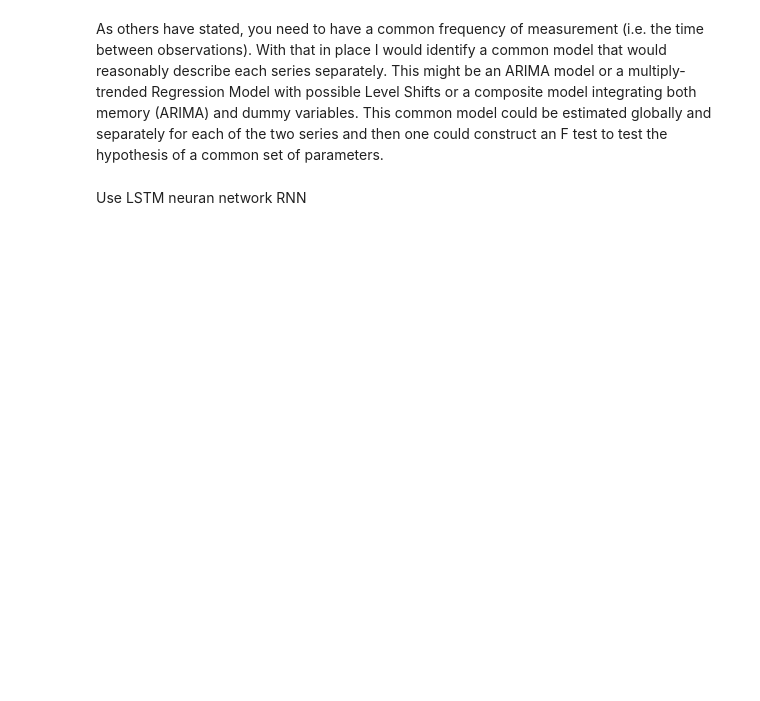
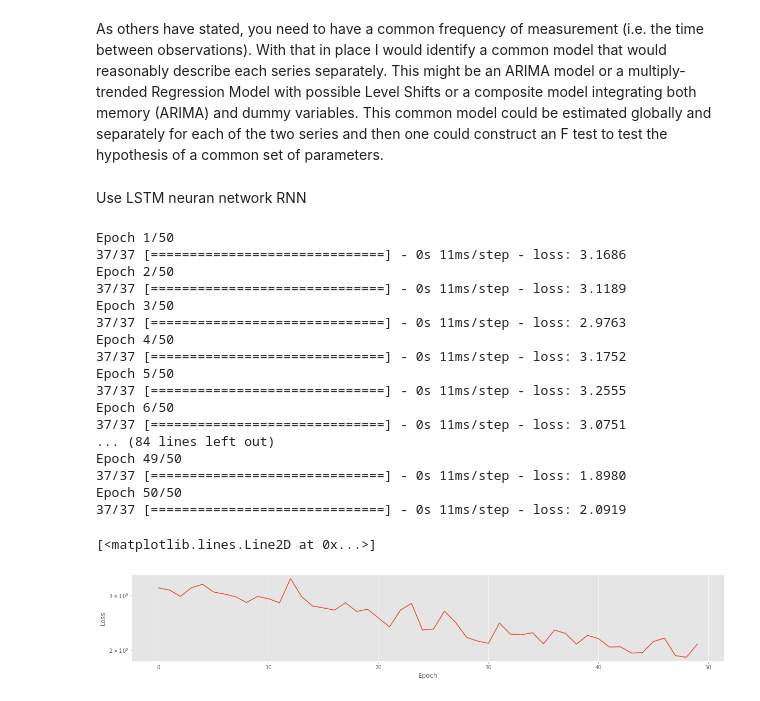
Before and after one commit to Krispy3/HFF_Water, a Jupyter notebook: VAR Model-Copy1.ipynb, the cells around one changed output. Drawn from its saved outputs; the diff is of its cells as text; code cells hidden in the pictures; blank space fills up the shorter version.

Commit message:
added LSTM model

```diff
--- a/VAR Model-Copy1.ipynb
+++ b/VAR Model-Copy1.ipynb
@@ -425,3 +445,6 @@ Covariance Type:            nonrobust
 [2] Standard Errors assume that the covariance matrix of the errors is correctly specified.
 [3] The condition number is large, 1.49e+05. This might indicate that there are
 strong multicollinearity or other numerical problems.
+# %%
+X_train = final_train.drop(['Turb_FNU'], axis=1)
+y_train = final_train.Turb_FNU
@@ -429,3 +457,43 @@ strong multicollinearity or other numerical problems.
 As others have stated, you need to have a common frequency of measurement (i.e. the time between observations). With that in place I would identify a common model that would reasonably describe each series separately. This might be an ARIMA model or a multiply-trended Regression Model with possible Level Shifts or a composite model integrating both memory (ARIMA) and dummy variables. This common model could be estimated globally and separately for each of the two series and then one could construct an F test to test the hypothesis of a common set of parameters.
 # %% [markdown]
 Use LSTM neuran network RNN
+# %%
+from keras.models import Sequential
+from keras.layers import Dense
+from keras.layers import LSTM
+from keras.layers import Dropout
+
+m = Sequential()
+m.add(LSTM(units=50, return_sequences=True,
+          input_shape=(X_train.shape[1],1)))
+m.add(Dropout(0.2))
+m.add(LSTM(units=50))
+m.add(Dropout(0.2))
+m.add(Dense(units=1))
+m.compile(optimizer = 'adam', loss = 'mean_squared_error')
+# %%
+history = m.fit(X_train, y_train, epochs=50, batch_size=50, verbose=1)
+
+plt.figure()
+plt.ylabel('Loss'); plt.xlabel('Epoch')
+plt.semilogy(history.history['loss'])
+# %% [output]
+Epoch 1/50
+37/37 [==============================] - 0s 11ms/step - loss: 3.1686
+Epoch 2/50
+37/37 [==============================] - 0s 11ms/step - loss: 3.1189
+Epoch 3/50
+37/37 [==============================] - 0s 11ms/step - loss: 2.9763
+Epoch 4/50
+37/37 [==============================] - 0s 11ms/step - loss: 3.1752
+Epoch 5/50
+37/37 [==============================] - 0s 11ms/step - loss: 3.2555
+Epoch 6/50
+37/37 [==============================] - 0s 11ms/step - loss: 3.0751
+... (84 lines left out)
+Epoch 49/50
+37/37 [==============================] - 0s 11ms/step - loss: 1.8980
+Epoch 50/50
+37/37 [==============================] - 0s 11ms/step - loss: 2.0919
+[<matplotlib.lines.Line2D at 0x...>]
+[figure, added]
```
Also changed, not shown: parts of 9 cells of this notebook.
